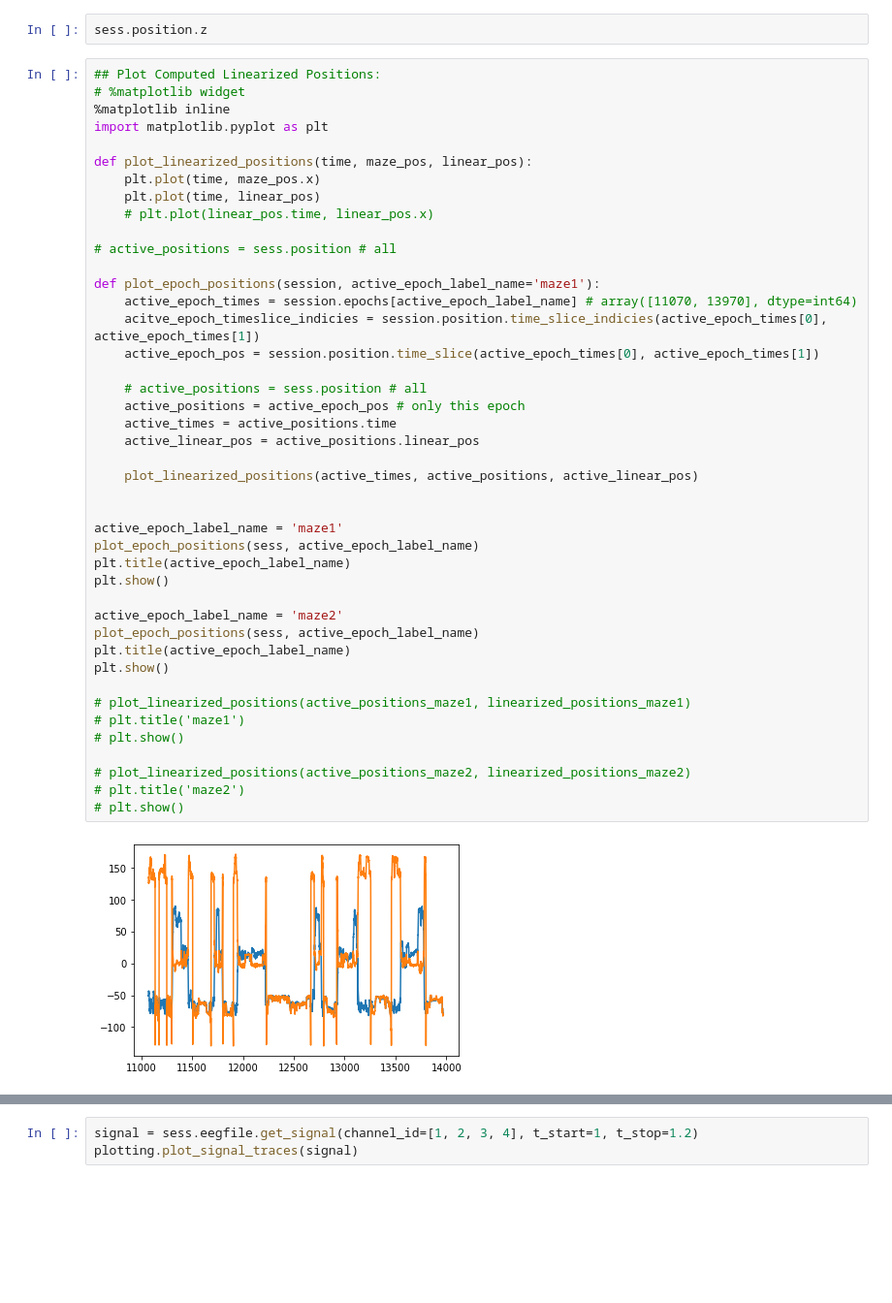
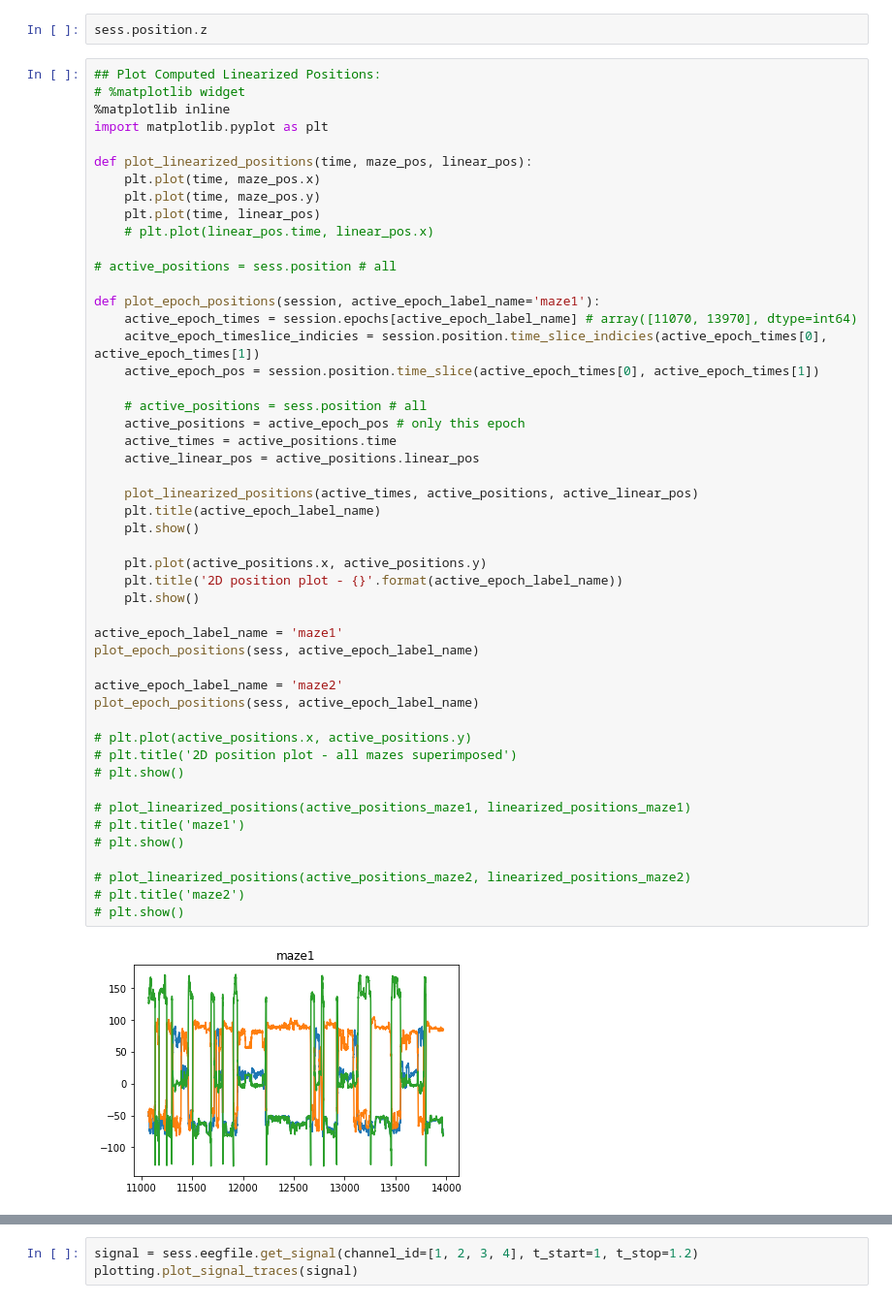
Before and after one commit to diba-lab/NeuroPy, a Jupyter notebook: examples/Placefield Analysis.ipynb, the cells around one changed output, grey strips where cells are left out. Shown at 97% size. Cells and saved outputs as stored; diff of their text form; blank space fills up the shorter version.

```diff
--- a/examples/Placefield Analysis.ipynb
+++ b/examples/Placefield Analysis.ipynb
@@ -71,40 +71,46 @@ import matplotlib.pyplot as plt
 
 def plot_linearized_positions(time, maze_pos, linear_pos):
     plt.plot(time, maze_pos.x)
+    plt.plot(time, maze_pos.y)
     plt.plot(time, linear_pos)
     # plt.plot(linear_pos.time, linear_pos.x)
 
 # active_positions = sess.position # all
 
 def plot_epoch_positions(session, active_epoch_label_name='maze1'):
     active_epoch_times = session.epochs[active_epoch_label_name] # array([11070, 13970], dtype=int64)
     acitve_epoch_timeslice_indicies = session.position.time_slice_indicies(active_epoch_times[0], active_epoch_times[1])
     active_epoch_pos = session.position.time_slice(active_epoch_times[0], active_epoch_times[1])
 
     # active_positions = sess.position # all
     active_positions = active_epoch_pos # only this epoch
     active_times = active_positions.time
     active_linear_pos = active_positions.linear_pos
 
     plot_linearized_positions(active_times, active_positions, active_linear_pos)
+    plt.title(active_epoch_label_name)
+    plt.show()
 
+    plt.plot(active_positions.x, active_positions.y)
+    plt.title('2D position plot - {}'.format(active_epoch_label_name))
+    plt.show()
 
 active_epoch_label_name = 'maze1'
 plot_epoch_positions(sess, active_epoch_label_name)
-plt.title(active_epoch_label_name)
-plt.show()
 
 active_epoch_label_name = 'maze2'
 plot_epoch_positions(sess, active_epoch_label_name)
-plt.title(active_epoch_label_name)
-plt.show()
+
+# plt.plot(active_positions.x, active_positions.y)
+# plt.title('2D position plot - all mazes superimposed')
+# plt.show()
 
 # plot_linearized_positions(active_positions_maze1, linearized_positions_maze1)
 # plt.title('maze1')
 # plt.show()
 
 # plot_linearized_positions(active_positions_maze2, linearized_positions_maze2)
 # plt.title('maze2')
 # plt.show()
 # %% [output]
-[figure, old version]
+[figure, new version]
```
Also changed, not shown: parts of 5 cells of this notebook.
